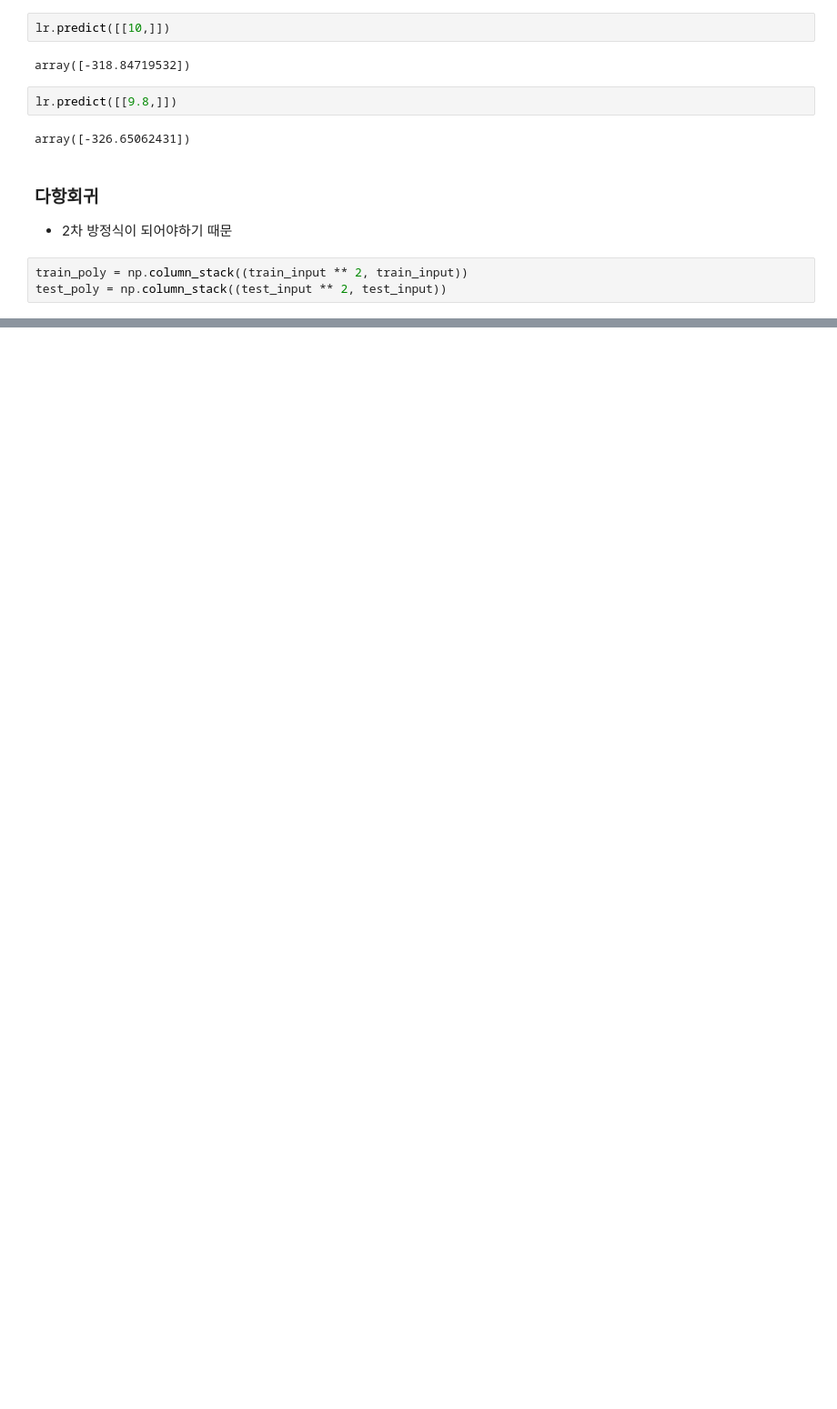
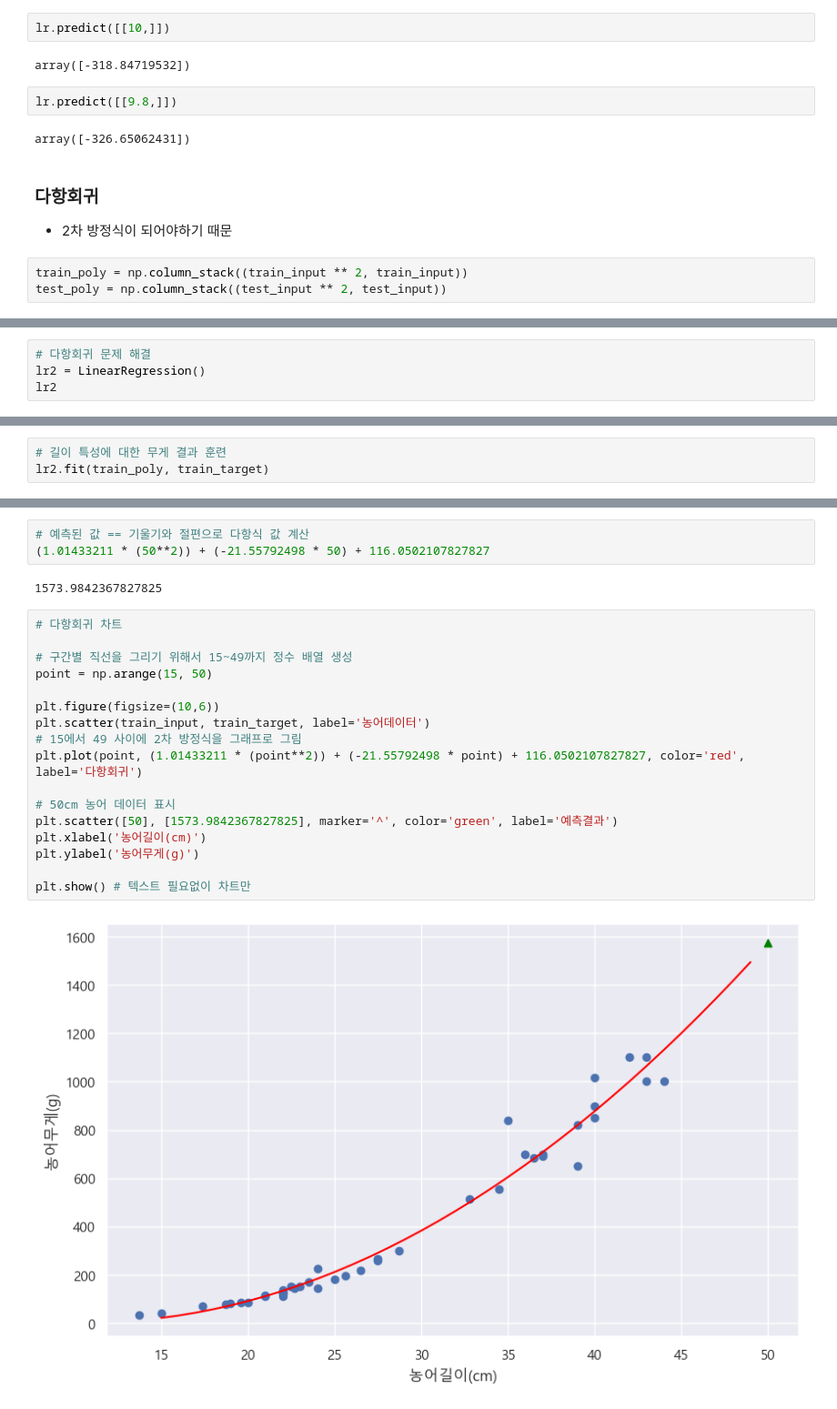
Before and after one commit to bonobonocutie/iot-dataanalysis-2025, a Jupyter notebook: day02/mldl03_선형회귀.ipynb, the cells around one changed output, grey strips where cells are left out. Shown at 91% size. Cells and saved outputs as stored; diff of their text form; blank space fills up the shorter version.

```diff
--- a/day02/mldl03_선형회귀.ipynb
+++ b/day02/mldl03_선형회귀.ipynb
@@ -187,0 +188,4 @@ train_poly.shape
+# %%
+# 다항회귀 문제 해결
+lr2 = LinearRegression()
+lr2
@@ -187,0 +194,3 @@ train_poly.shape
+# %%
+# 길이 특성에 대한 무게 결과 훈련
+lr2.fit(train_poly, train_target)
@@ -187,0 +213,24 @@ train_poly.shape
+# %%
+# 예측된 값 == 기울기와 절편으로 다항식 값 계산
+(1.01433211 * (50**2)) + (-21.55792498 * 50) + 116.0502107827827
+# %% [output]
+1573.9842367827825
+# %%
+# 다항회귀 차트
+
+# 구간별 직선을 그리기 위해서 15~49까지 정수 배열 생성
+point = np.arange(15, 50)
+
+plt.figure(figsize=(10,6))
+plt.scatter(train_input, train_target, label='농어데이터')
+# 15에서 49 사이에 2차 방정식을 그래프로 그림
+plt.plot(point, (1.01433211 * (point**2)) + (-21.55792498 * point) + 116.0502107827827, color='red', label='다항회귀')
+
+# 50cm 농어 데이터 표시
+plt.scatter([50], [1573.9842367827825], marker='^', color='green', label='예측결과')
+plt.xlabel('농어길이(cm)')
+plt.ylabel('농어무게(g)')
+
+plt.show() # 텍스트 필요없이 차트만
+# %% [output]
+[figure, added]
```
Also changed, not shown: parts of 10 cells of this notebook, 6 other files.
